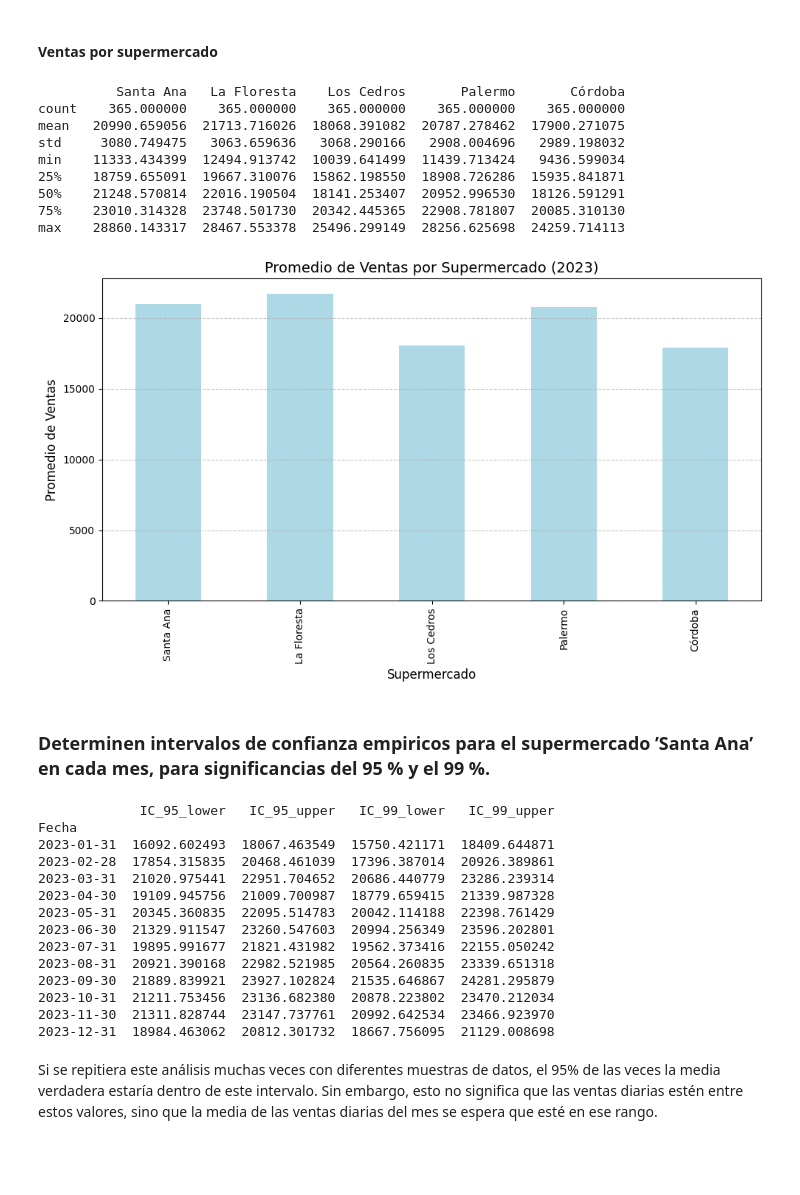
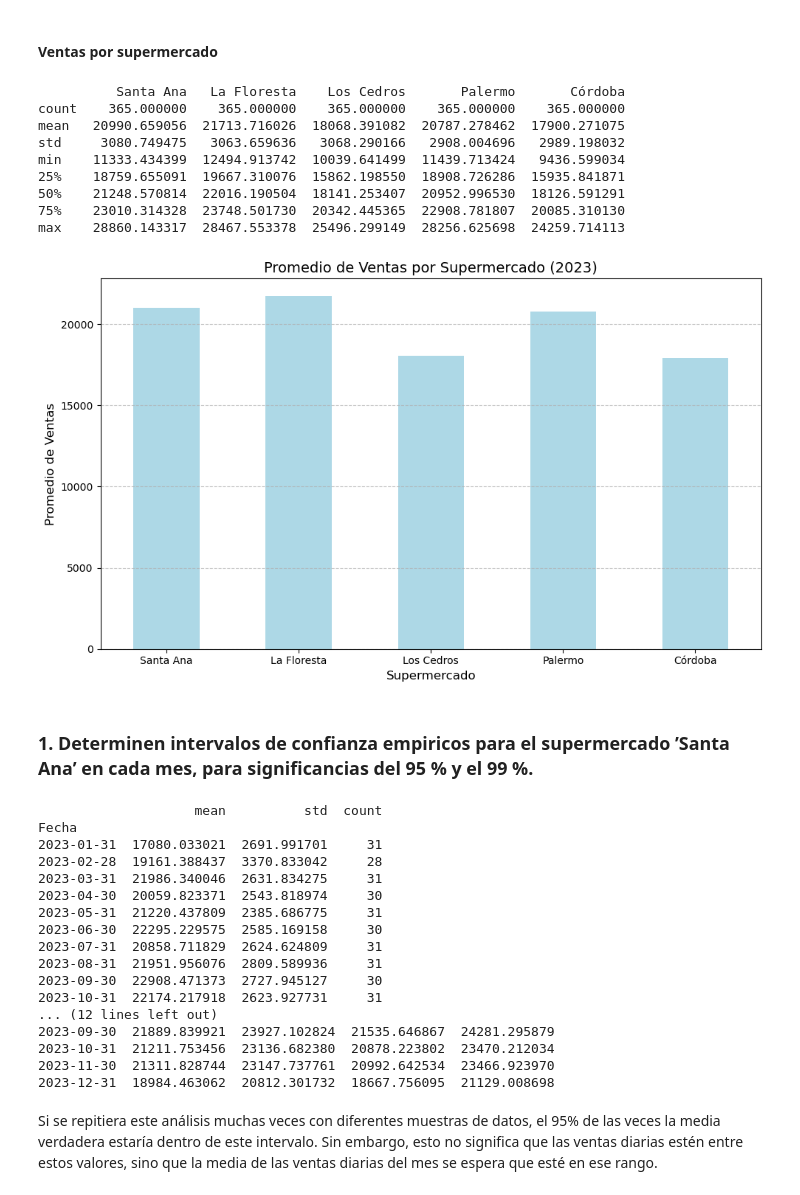
Before and after one commit to Lucass12345/PEIA---FINAL, a Jupyter notebook: Carreras-Fajardo-Mas Valdecantos.ipynb, the cells around one changed output. Drawn from its saved outputs; the diff is of its cells as text; code cells hidden in the pictures; blank space fills up the shorter version.

```diff
--- a/Carreras-Fajardo-Mas Valdecantos.ipynb
+++ b/Carreras-Fajardo-Mas Valdecantos.ipynb
@@ -116,39 +116,41 @@ resumen_ventas = df.describe()
 
 # Mostrar el resumen estadístico de las ventas por supermercado
 print(resumen_ventas)
 
 # Calcular el promedio de ventas de cada supermercado
 promedio_ventas = df.mean()
 
 # Crear un gráfico de barras para los promedios de ventas
 plt.figure(figsize=(10, 6))
 promedio_ventas.plot(kind='bar', color='lightblue')
 
 # Añadir títulos y etiquetas
 plt.title('Promedio de Ventas por Supermercado (2023)', fontsize=14)
 plt.xlabel('Supermercado', fontsize=12)
 plt.ylabel('Promedio de Ventas', fontsize=12)
+plt.xticks(rotation=0)
 
 # Mostrar el gráfico
 plt.grid(axis='y', linestyle='--', alpha=0.7)
 plt.tight_layout()
 plt.show()
 # %% [output]
           Santa Ana   La Floresta    Los Cedros       Palermo       Córdoba
 count    365.000000    365.000000    365.000000    365.000000    365.000000
 mean   20990.659056  21713.716026  18068.391082  20787.278462  17900.271075
 std     3080.749475   3063.659636   3068.290166   2908.004696   2989.198032
 min    11333.434399  12494.913742  10039.641499  11439.713424   9436.599034
 25%    18759.655091  19667.310076  15862.198550  18908.726286  15935.841871
 50%    21248.570814  22016.190504  18141.253407  20952.996530  18126.591291
 75%    23010.314328  23748.501730  20342.445365  22908.781807  20085.310130
 max    28860.143317  28467.553378  25496.299149  28256.625698  24259.714113
-[figure, old version]
+[figure, new version]
 # %% [markdown]
-### Determinen intervalos de confianza empiricos para el supermercado ’Santa Ana’ en cada mes, para significancias del 95 % y el 99 %.
+### 1. Determinen intervalos de confianza empiricos para el supermercado ’Santa Ana’ en cada mes, para significancias del 95 % y el 99 %.
 # %%
 # Agrupar las ventas de Santa Ana por mes
-ventas_mensuales = df['Santa Ana'].resample('M').agg(['mean', 'std', 'count'])
+ventas_mensuales = df['Santa Ana'].resample('ME').agg(['mean', 'std', 'count'])
+print(ventas_mensuales)
 
 # Calcular el intervalo de confianza utilizando la distribución t de Student
 # Para el 95% de confianza
@@ -164,16 +166,19 @@ ventas_mensuales['IC_99_upper'] = ventas_mensuales['mean'] + t_99 * (ventas_mens
 # Mostrar los resultados
 print(ventas_mensuales[['IC_95_lower', 'IC_95_upper', 'IC_99_lower', 'IC_99_upper']])
 # %% [output]
-             IC_95_lower   IC_95_upper   IC_99_lower   IC_99_upper
+                    mean          std  count
 Fecha
-2023-01-31  16092.602493  18067.463549  15750.421171  18409.644871
-2023-02-28  17854.315835  20468.461039  17396.387014  20926.389861
-2023-03-31  21020.975441  22951.704652  20686.440779  23286.239314
-2023-04-30  19109.945756  21009.700987  18779.659415  21339.987328
-2023-05-31  20345.360835  22095.514783  20042.114188  22398.761429
-2023-06-30  21329.911547  23260.547603  20994.256349  23596.202801
-2023-07-31  19895.991677  21821.431982  19562.373416  22155.050242
-2023-08-31  20921.390168  22982.521985  20564.260835  23339.651318
+2023-01-31  17080.033021  2691.991701     31
+2023-02-28  19161.388437  3370.833042     28
+2023-03-31  21986.340046  2631.834275     31
+2023-04-30  20059.823371  2543.818974     30
+2023-05-31  21220.437809  2385.686775     31
+2023-06-30  22295.229575  2585.169158     30
+2023-07-31  20858.711829  2624.624809     31
+2023-08-31  21951.956076  2809.589936     31
+2023-09-30  22908.471373  2727.945127     30
+2023-10-31  22174.217918  2623.927731     31
+... (12 lines left out)
 2023-09-30  21889.839921  23927.102824  21535.646867  24281.295879
 2023-10-31  21211.753456  23136.682380  20878.223802  23470.212034
 2023-11-30  21311.828744  23147.737761  20992.642534  23466.923970
```
Also changed, not shown: parts of 7 cells of this notebook.
